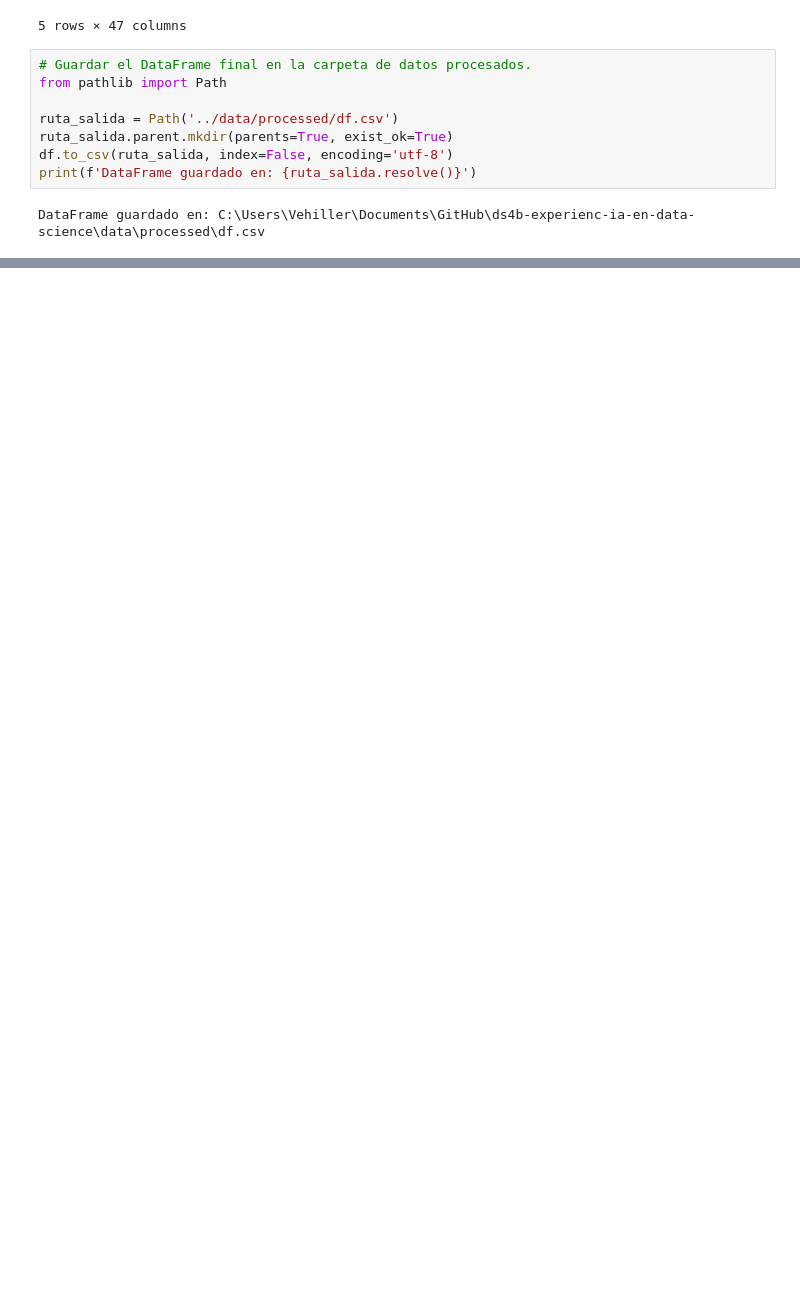
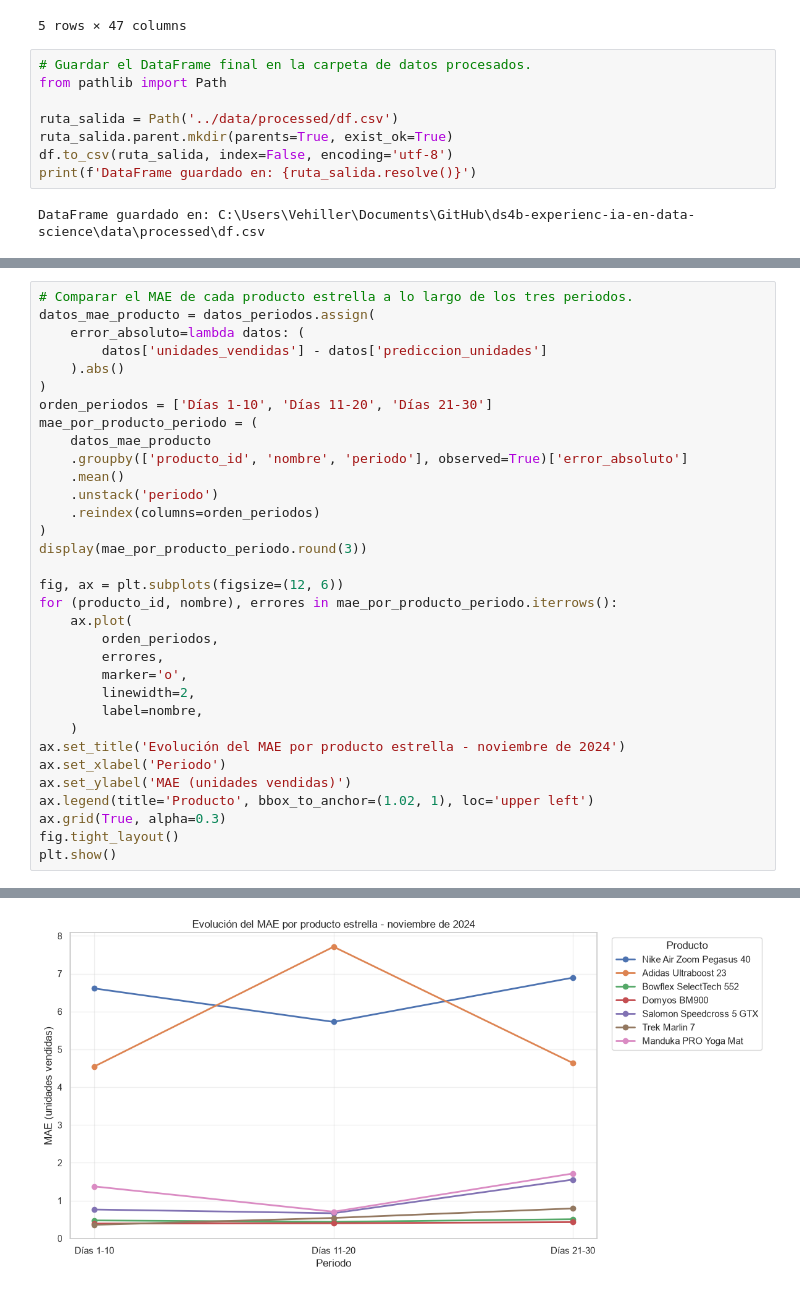
Before and after one commit to vehiller/ds4b-experienc-ia-en-data-science, a Jupyter notebook: notebooks/entrenamiento.ipynb, the cells around one changed output, grey strips where cells are left out. Saved outputs shown, nothing was run; the diff lists cells and outputs as text; blank space fills up the shorter version.

```diff
--- a/notebooks/entrenamiento.ipynb
+++ b/notebooks/entrenamiento.ipynb
@@ -799,0 +999,34 @@ DataFrame guardado en: C:\Users\Vehiller\Documents\GitHub\ds4b-experienc-ia-en-d
+# %%
+# Comparar el MAE de cada producto estrella a lo largo de los tres periodos.
+datos_mae_producto = datos_periodos.assign(
+    error_absoluto=lambda datos: (
+        datos['unidades_vendidas'] - datos['prediccion_unidades']
+    ).abs()
+)
+orden_periodos = ['Días 1-10', 'Días 11-20', 'Días 21-30']
+mae_por_producto_periodo = (
+    datos_mae_producto
+    .groupby(['producto_id', 'nombre', 'periodo'], observed=True)['error_absoluto']
+    .mean()
+    .unstack('periodo')
+    .reindex(columns=orden_periodos)
+)
+display(mae_por_producto_periodo.round(3))
+
+fig, ax = plt.subplots(figsize=(12, 6))
+for (producto_id, nombre), errores in mae_por_producto_periodo.iterrows():
+    ax.plot(
+        orden_periodos,
+        errores,
+        marker='o',
+        linewidth=2,
+        label=nombre,
+    )
+ax.set_title('Evolución del MAE por producto estrella - noviembre de 2024')
+ax.set_xlabel('Periodo')
+ax.set_ylabel('MAE (unidades vendidas)')
+ax.legend(title='Producto', bbox_to_anchor=(1.02, 1), loc='upper left')
+ax.grid(True, alpha=0.3)
+fig.tight_layout()
+plt.show()
+# %% [output]
@@ -799,0 +1042 @@ DataFrame guardado en: C:\Users\Vehiller\Documents\GitHub\ds4b-experienc-ia-en-d
+[figure, added]
```
Also changed, not shown: parts of 9 cells of this notebook, 2 other files.
